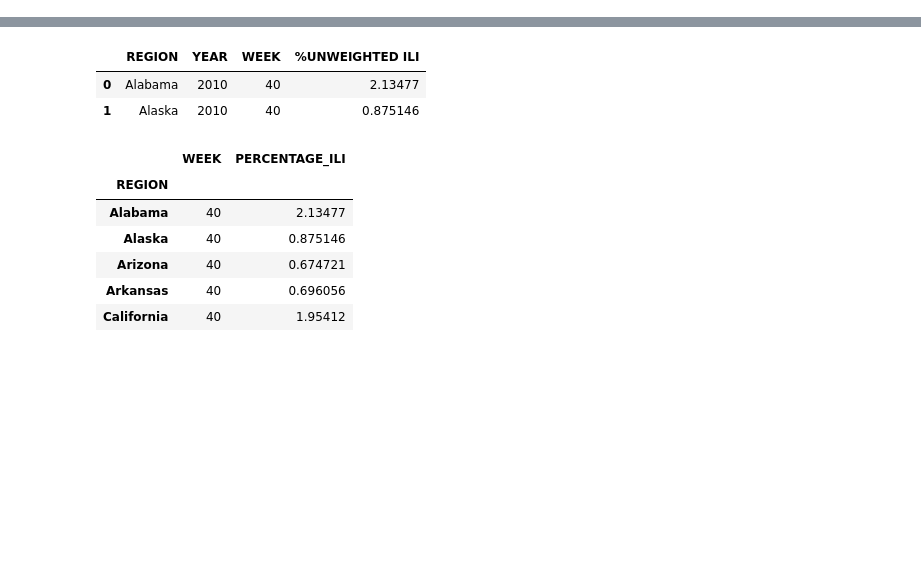
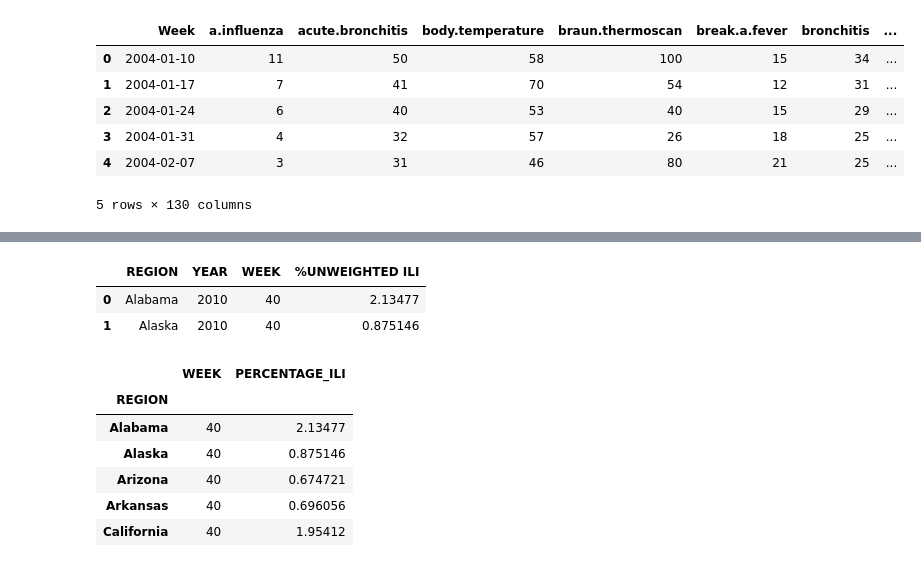
Before and after one commit to Anuujints/FinalUCBX, a Jupyter notebook: FluViewPhase2Data/ILINet_by_state.ipynb, the cells around one changed output, grey strips where cells are left out. Drawn from its saved outputs; the diff is of its cells as text; code cells hidden in the pictures; blank space fills up the shorter version.

```diff
--- a/FluViewPhase2Data/ILINet_by_state.ipynb
+++ b/FluViewPhase2Data/ILINet_by_state.ipynb
@@ -24,3 +24,14 @@ df1.head(2)
 |  | REGION TYPE | REGION | YEAR | WEEK | %WEIGHTEDILI | %UNWEIGHTED ILI | AGE 0-4 | AGE 25-49 | AGE 25-64 | ... |
 | 0 | States | Alabama | 2010 | 40 | X | 2.13477 | X | X | X | ... |
 | 1 | States | Alaska | 2010 | 40 | X | 0.875146 | X | X | X | ... |
+# %%
+df3 = pd.read_csv("Google Trends.csv")
+df3.head()
+# %% [output]
+|  | Week | a.influenza | acute.bronchitis | body.temperature | braun.thermoscan | break.a.fever | bronchitis | ... |
+| 0 | 2004-01-10 | 11 | 50 | 58 | 100 | 15 | 34 | ... |
+| 1 | 2004-01-17 | 7 | 41 | 70 | 54 | 12 | 31 | ... |
+| 2 | 2004-01-24 | 6 | 40 | 53 | 40 | 15 | 29 | ... |
+| 3 | 2004-01-31 | 4 | 32 | 57 | 26 | 18 | 25 | ... |
+| 4 | 2004-02-07 | 3 | 31 | 46 | 80 | 21 | 25 | ... |
+5 rows × 130 columns
```
Also changed, not shown: parts of 1 cell of this notebook, 7 other files.
